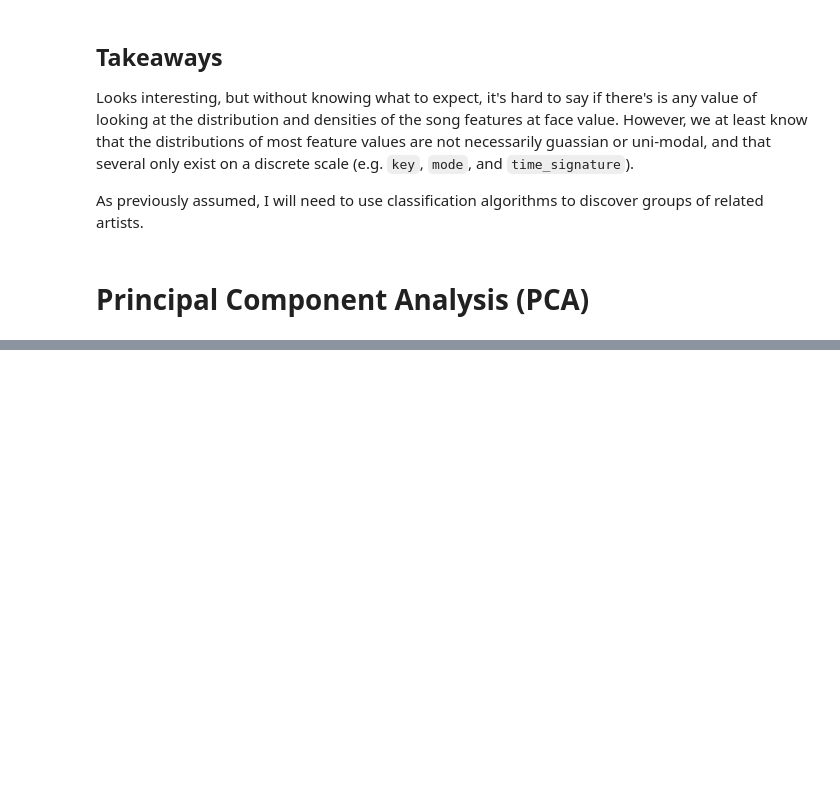
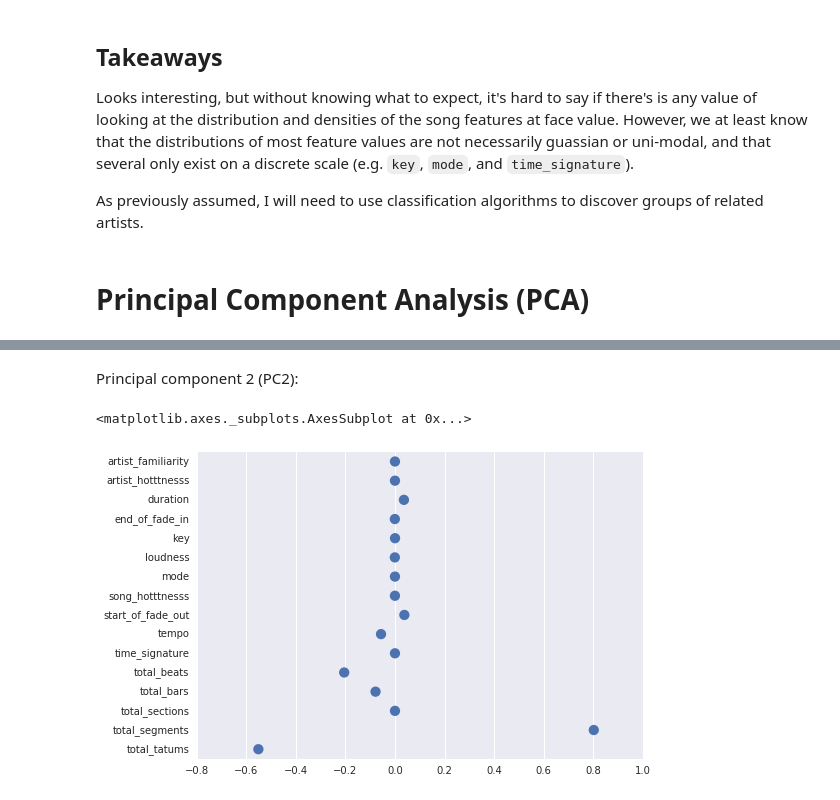
Before and after one commit to lxchavez/Yeezy-Taught-Me, a Jupyter notebook: notebooks/02-lxchavez-exploratory-analysis.ipynb, the cells around one changed output, grey strips where cells are left out. Saved outputs shown, nothing was run; the diff lists cells and outputs as text; code cells hidden in the pictures; blank space fills up the shorter version.

```diff
--- a/notebooks/02-lxchavez-exploratory-analysis.ipynb
+++ b/notebooks/02-lxchavez-exploratory-analysis.ipynb
@@ -398,0 +370,7 @@ xvector[i] * yvector[i]: 1.27753680424e-06
+# %% [markdown]
+Principal component 2 (PC2):
+# %%
+sns.pointplot(x=X2, y=list(features_to_reduce.columns.values), join=False)
+# %% [output]
+<matplotlib.axes._subplots.AxesSubplot at 0x...>
+[figure, added]
```
Also changed, not shown: parts of 23 cells of this notebook.
